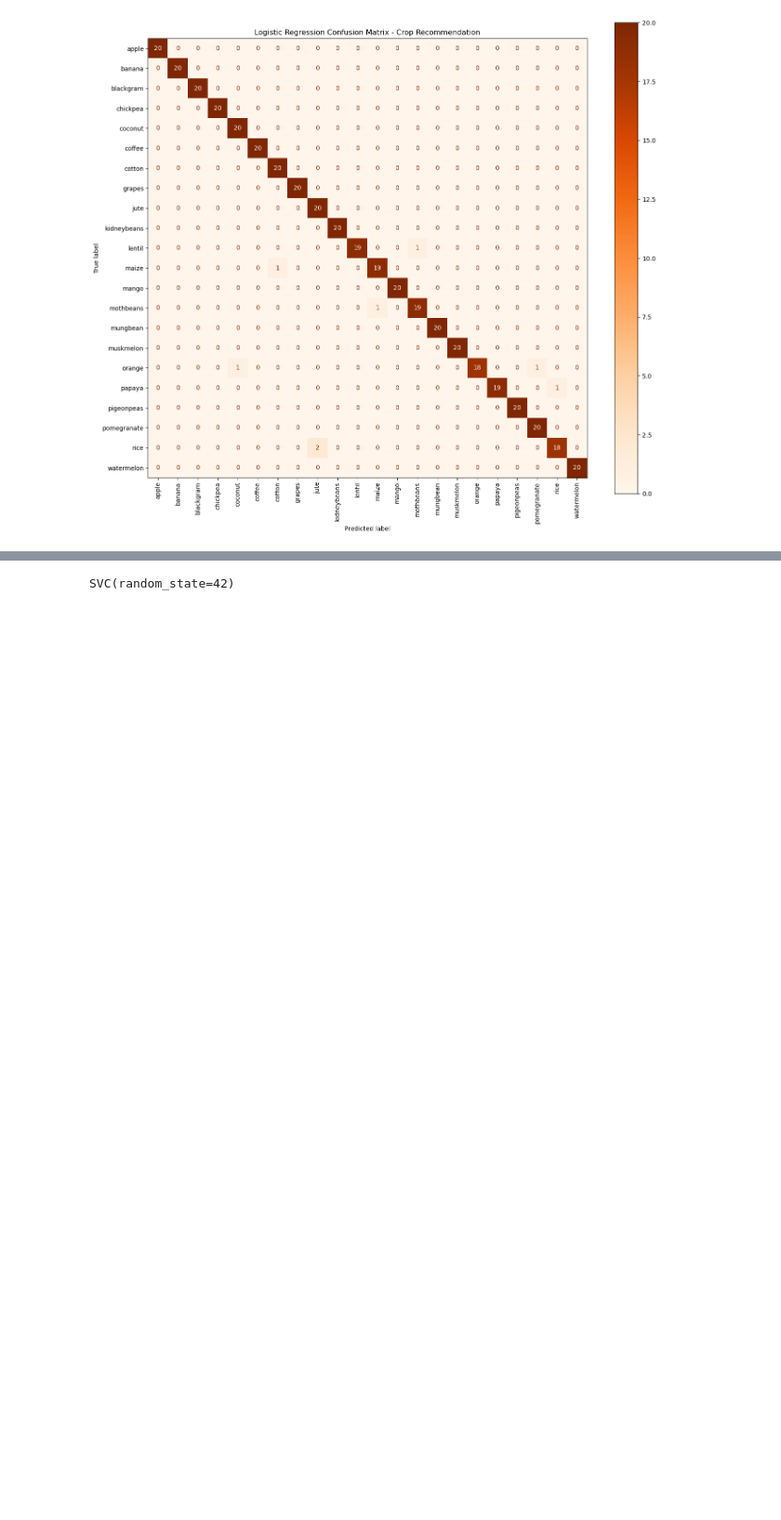
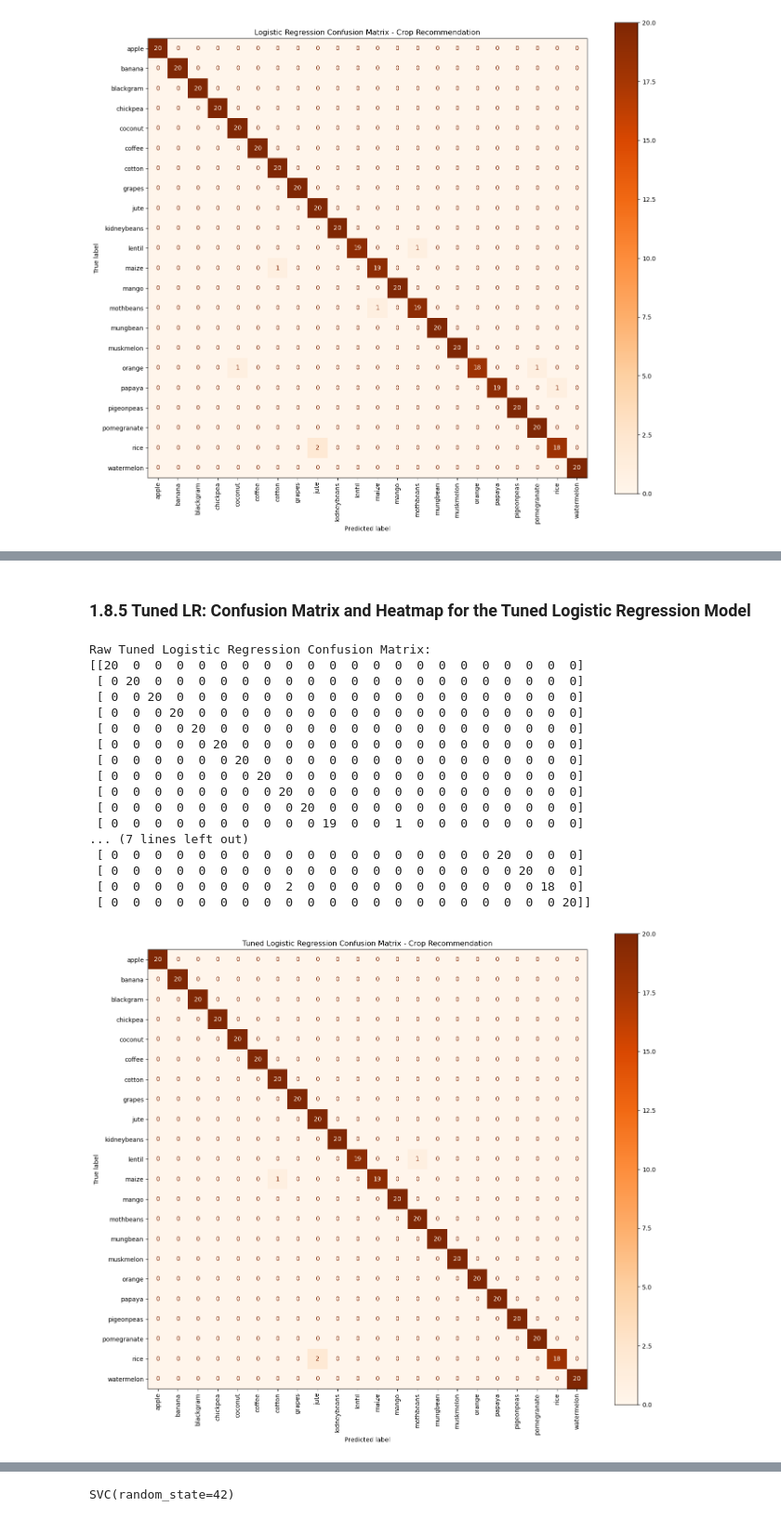
Before and after one commit to margarida-passos-cunha/machine-learning-project-group-e, a Jupyter notebook: notebooks/03_modelling.ipynb, the cells around one changed output, grey strips where cells are left out. Shown at 93% size. Saved outputs shown, nothing was run; the diff lists cells and outputs as text; code cells hidden in the pictures; blank space fills up the shorter version.

```diff
--- a/notebooks/03_modelling.ipynb
+++ b/notebooks/03_modelling.ipynb
@@ -151,0 +174,7 @@ Raw Logistic Regression Confusion Matrix:
+# %%
+# We are testing different combinations of regularization strength and solvers
+param_grid = {
+    'C': [0.01, 0.1, 1.0, 10.0, 100.0],
+    'solver': ['lbfgs', 'newton-cg', 'saga'],
+    'max_iter': [2000, 5000, 10000] # Added higher limits, because saga kept converging before 2000
+}
@@ -151,0 +198,4 @@ Raw Logistic Regression Confusion Matrix:
+# %%
+# This will train and evaluate a model for EVERY combination of parameters above
+print("Starting Grid Search... This may take a moment.\n")
+grid_search.fit(X_train_scaled, y_train)
@@ -151,0 +213,14 @@ Raw Logistic Regression Confusion Matrix:
+# %%
+print(f"Best Hyperparameters Found: {grid_search.best_params_}")
+print(f"Best Cross-Validation Accuracy: {grid_search.best_score_ * 100:.4f}%\n")
+
+# The grid search automatically saves the best performing model
+best_model = grid_search.best_estimator_
+
+# Test the best model on our unseen test set
+y_pred_tuned = best_model.predict(X_test_scaled)
+test_accuracy = accuracy_score(y_test, y_pred_tuned)
+
+print(f"Test Set Accuracy with Best Model: {test_accuracy * 100:.5f}%\n")
+print("Classification Report (Tuned Model):")
+print(classification_report(y_test, y_pred_tuned))
@@ -152 +245,42 @@ Raw Logistic Regression Confusion Matrix:
+# %% [markdown]
+### 1.8.5 Tuned LR: Confusion Matrix and Heatmap for the Tuned Logistic Regression Model
+# %%
+# Calculate the raw confusion matrix using the tuned predictions
+cm_tuned = confusion_matrix(y_test, y_pred_tuned)
+
+print("Raw Tuned Logistic Regression Confusion Matrix:")
+print(cm_tuned)
+
+# Create the visual heatmap
+# We pull the class labels directly from the tuned model
+disp_tuned = ConfusionMatrixDisplay(confusion_matrix=cm_tuned, display_labels=best_model.classes_)
+
+# Create a large figure to fit the 22 crop names comfortably
+fig, ax = plt.subplots(figsize=(14, 12))
+
+# Plot the matrix using 'Oranges' to keep it consistent with the previous Logistic Regression plot
+disp_tuned.plot(cmap='Oranges', ax=ax, xticks_rotation='vertical')
+
+plt.title('Tuned Logistic Regression Confusion Matrix - Crop Recommendation')
+plt.tight_layout()
+plt.show()
+# %% [output]
+Raw Tuned Logistic Regression Confusion Matrix:
+[[20  0  0  0  0  0  0  0  0  0  0  0  0  0  0  0  0  0  0  0  0  0]
+ [ 0 20  0  0  0  0  0  0  0  0  0  0  0  0  0  0  0  0  0  0  0  0]
+ [ 0  0 20  0  0  0  0  0  0  0  0  0  0  0  0  0  0  0  0  0  0  0]
+ [ 0  0  0 20  0  0  0  0  0  0  0  0  0  0  0  0  0  0  0  0  0  0]
+ [ 0  0  0  0 20  0  0  0  0  0  0  0  0  0  0  0  0  0  0  0  0  0]
+ [ 0  0  0  0  0 20  0  0  0  0  0  0  0  0  0  0  0  0  0  0  0  0]
+ [ 0  0  0  0  0  0 20  0  0  0  0  0  0  0  0  0  0  0  0  0  0  0]
+ [ 0  0  0  0  0  0  0 20  0  0  0  0  0  0  0  0  0  0  0  0  0  0]
+ [ 0  0  0  0  0  0  0  0 20  0  0  0  0  0  0  0  0  0  0  0  0  0]
+ [ 0  0  0  0  0  0  0  0  0 20  0  0  0  0  0  0  0  0  0  0  0  0]
+ [ 0  0  0  0  0  0  0  0  0  0 19  0  0  1  0  0  0  0  0  0  0  0]
+... (7 lines left out)
+ [ 0  0  0  0  0  0  0  0  0  0  0  0  0  0  0  0  0  0 20  0  0  0]
+ [ 0  0  0  0  0  0  0  0  0  0  0  0  0  0  0  0  0  0  0 20  0  0]
+ [ 0  0  0  0  0  0  0  0  2  0  0  0  0  0  0  0  0  0  0  0 18  0]
+ [ 0  0  0  0  0  0  0  0  0  0  0  0  0  0  0  0  0  0  0  0  0 20]]
+[figure, added]
 # %% [markdown]
```
Also changed, not shown: parts of 102 cells of this notebook.
